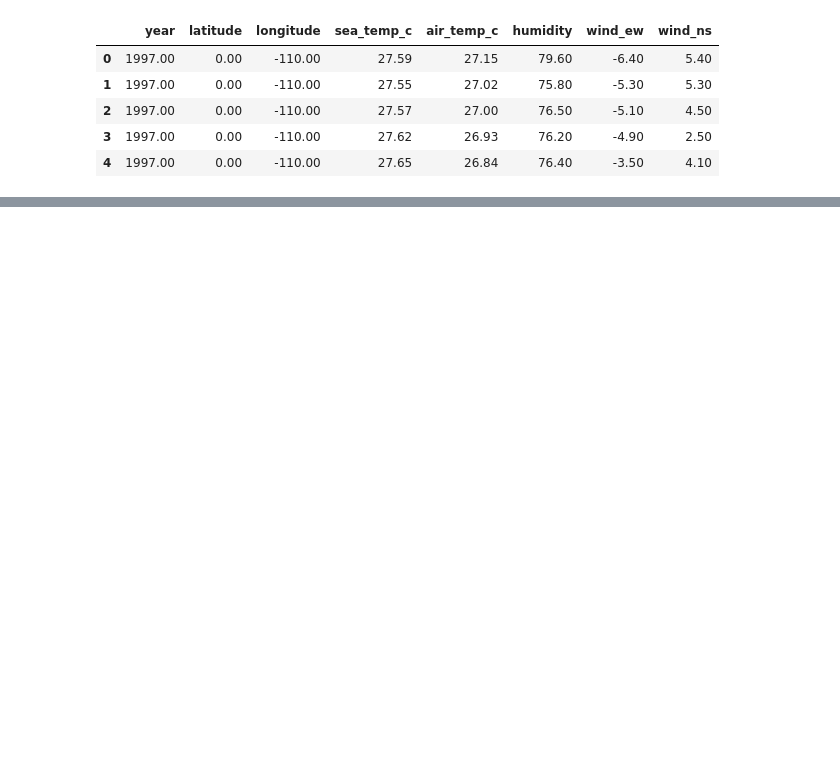
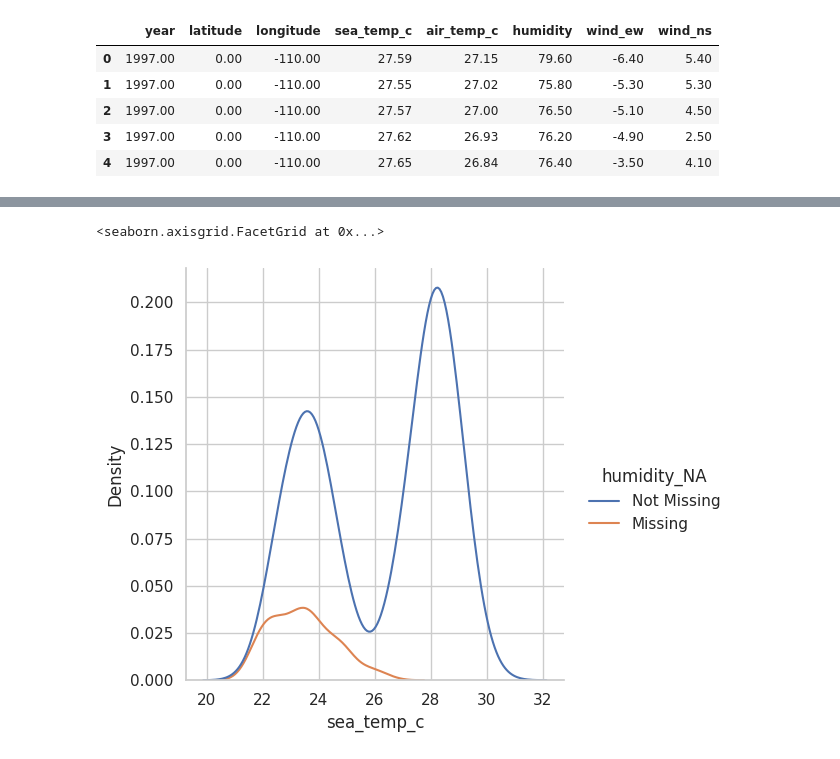
Before and after one commit to AleexSilva/MissingData, a Jupyter notebook: exploring-missing-values.ipynb, the cells around one changed output, grey strips where cells are left out. Cells and saved outputs as stored; diff of their text form; code cells hidden in the pictures; blank space fills up the shorter version.

```diff
--- a/exploring-missing-values.ipynb
+++ b/exploring-missing-values.ipynb
@@ -111,0 +271,18 @@ df_oceanbuoys.head()
+# %%
+(
+    df_oceanbuoys
+    .missing.bind_shadow_matrix(only_missing=True)
+    .pipe(
+lambda df: (
+            sns.displot(
+                data=df,
+                x = 'sea_temp_c', #variable de distribucion
+                hue = 'humidity_NA',  #variable de comparacion
+                kind= 'kde' #distribucion de densidad
+            )
+        )
+    )
+)
+# %% [output]
+<seaborn.axisgrid.FacetGrid at 0x...>
+[figure, added]
```
Also changed, not shown: parts of 23 cells of this notebook.
